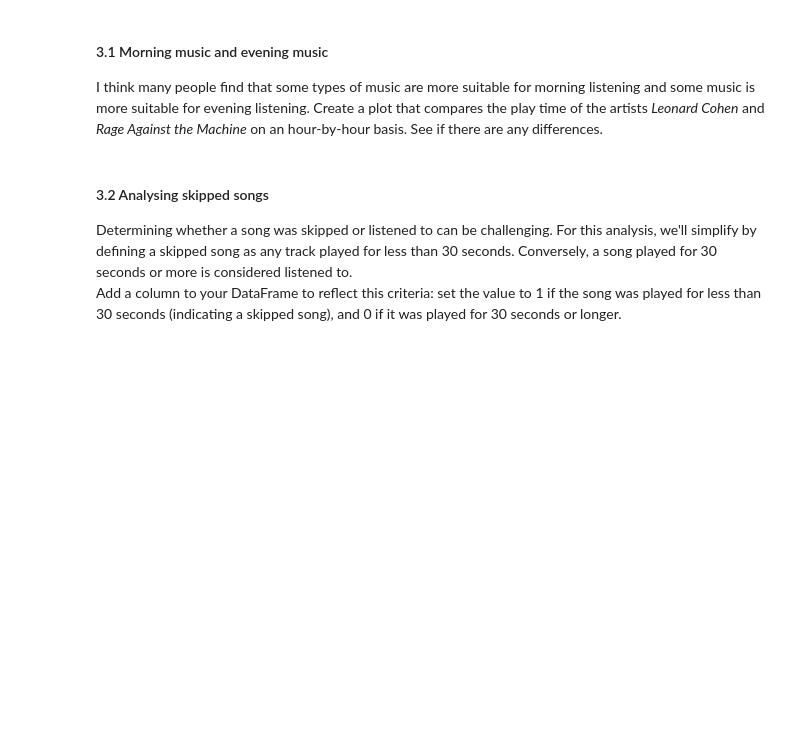
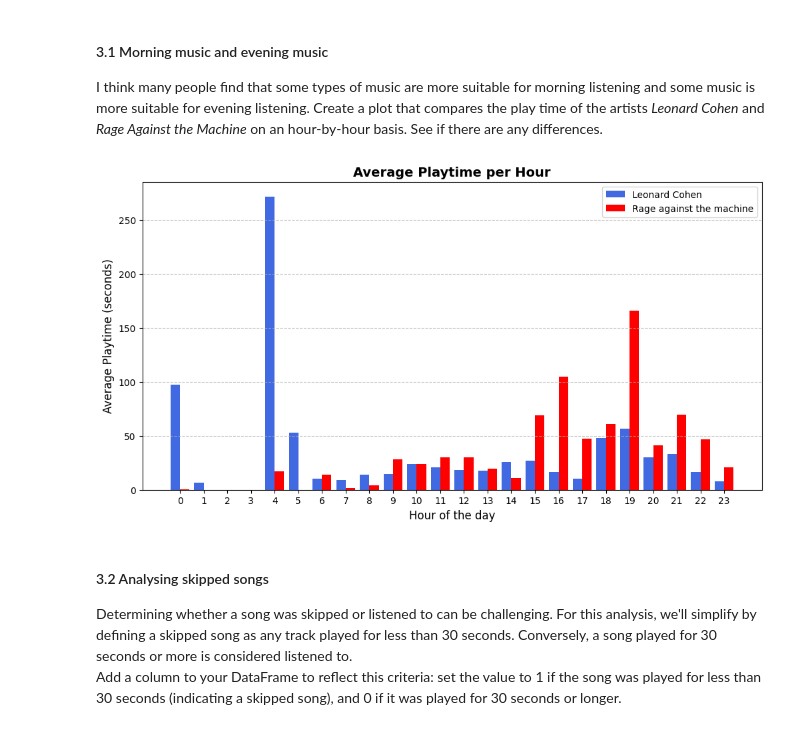
Before and after one commit to jwestpla/DAT200_compulsaries, a Jupyter notebook: CA1/CA1_spotify.ipynb, the cells around one changed output. Cells and saved outputs as stored; diff of their text form; code cells hidden in the pictures; blank space fills up the shorter version.

```diff
--- a/CA1/CA1_spotify.ipynb
+++ b/CA1/CA1_spotify.ipynb
@@ -276,6 +292,28 @@ Generate a plot that displays the average amount of time that music is played fo
 # %% [markdown]
 #### 3.1 Morning music and evening music
 I think many people find that some types of music are more suitable for morning listening and some music is more suitable for evening listening. Create a plot that compares the play time of the artists *Leonard Cohen* and *Rage Against the Machine* on an hour-by-hour basis. See if there are any differences.
+# %%
+music_type_df = clean_df[["endTime", "artistName", "secPlayed"]].copy()
+music_type_df = music_type_df[music_type_df["artistName"].isin(["Leonard Cohen", "Rage Against The Machine"])]
+music_type_df["hour"] = music_type_df["endTime"].dt.hour
+music_type_df = music_type_df.groupby(["artistName", "hour"])["secPlayed"].mean().reset_index()
+
+leonard_cohen_data = music_type_df[music_type_df["artistName"] == "Leonard Cohen"]
+R_a_t_M_data = music_type_df[music_type_df["artistName"] == "Rage Against The Machine"]
+
+plt.figure(figsize=(12, 6))
+plt.bar(leonard_cohen_data["hour"] - 0.2, leonard_cohen_data["secPlayed"], 0.4, color="royalblue", label="Leonard Cohen")
+plt.bar(R_a_t_M_data["hour"]+ 0.2, R_a_t_M_data["secPlayed"], 0.4, color="red", label="Rage against the machine")
+
+plt.xlabel("Hour of the day", fontsize=12)
+plt.ylabel("Average Playtime (seconds)", fontsize=12)
+plt.title("Average Playtime per Hour", fontsize=14, fontweight="bold")
+plt.xticks(range(24))
+plt.grid(axis="y", linestyle="--", alpha=0.7)
+plt.legend()
+plt.show()
+# %% [output]
+[figure, added]
 # %% [markdown]
 #### 3.2 Analysing skipped songs
 Determining whether a song was skipped or listened to can be challenging. For this analysis, we'll simplify by defining a skipped song as any track played for less than 30 seconds. Conversely, a song played for 30 seconds or more is considered listened to. \
```
Also changed, not shown: parts of 3 cells of this notebook.
